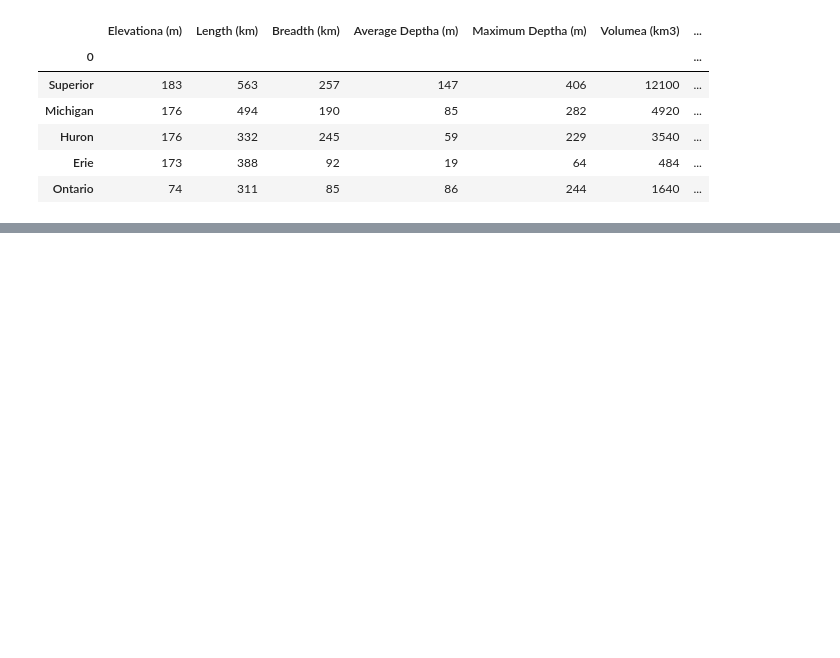
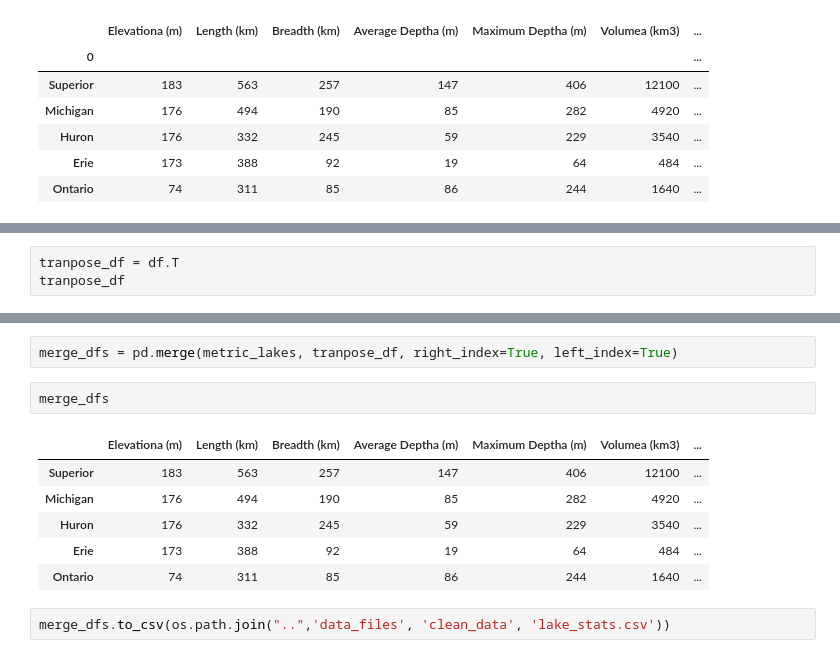
Before and after one commit to JansenKat/SMMBBGKJ-TTH-Prj1, a Jupyter notebook: notebooks/lake_stats.ipynb, the cells around one changed output, grey strips where cells are left out. Drawn from its saved outputs; the diff is of its cells as text; blank space fills up the shorter version.

Commit message:
lake_stats.csv and updated and merge_df created

```diff
--- a/notebooks/lake_stats.ipynb
+++ b/notebooks/lake_stats.ipynb
@@ -73,3 +73,6 @@ df
 | lef-down | (-92.16469881, 46.43517183) | (-88.19972181, 41.60750601) | (-84.80171647, 43.07614816) | (-83.4881252, 41.34261326) | (-79.77230758, 43.20266513) |
 | right-down | (-84.32534402, 46.47459248) | (-85.00819349, 41.64217639) | (-79.87373863, 43.06979478) | (-78.92269619, -78.92269619) | (-76.18466177, 43.22835316) |
 | right-up | (-84.4071318, 48.93016539) | (-85.00251263, 46.2305618) | (-79.93355375, 46.09853892) | (-78.83968905, 42.89423587) | (-76.2444769, 44.19877154) |
+# %%
+tranpose_df = df.T
+tranpose_df
@@ -75,0 +86,13 @@ df
+# %%
+merge_dfs = pd.merge(metric_lakes, tranpose_df, right_index=True, left_index=True)
+# %%
+merge_dfs
+# %% [output]
+|  | Elevationa (m) | Length (km) | Breadth (km) | Average Deptha (m) | Maximum Deptha (m) | Volumea (km3) | ... |
+| Superior | 183 | 563 | 257 | 147 | 406 | 12100 | ... |
+| Michigan | 176 | 494 | 190 | 85 | 282 | 4920 | ... |
+| Huron | 176 | 332 | 245 | 59 | 229 | 3540 | ... |
+| Erie | 173 | 388 | 92 | 19 | 64 | 484 | ... |
+| Ontario | 74 | 311 | 85 | 86 | 244 | 1640 | ... |
+# %%
+merge_dfs.to_csv(os.path.join("..",'data_files', 'clean_data', 'lake_stats.csv'))
```
Also changed, not shown: parts of 1 cell of this notebook, 3 other files.
